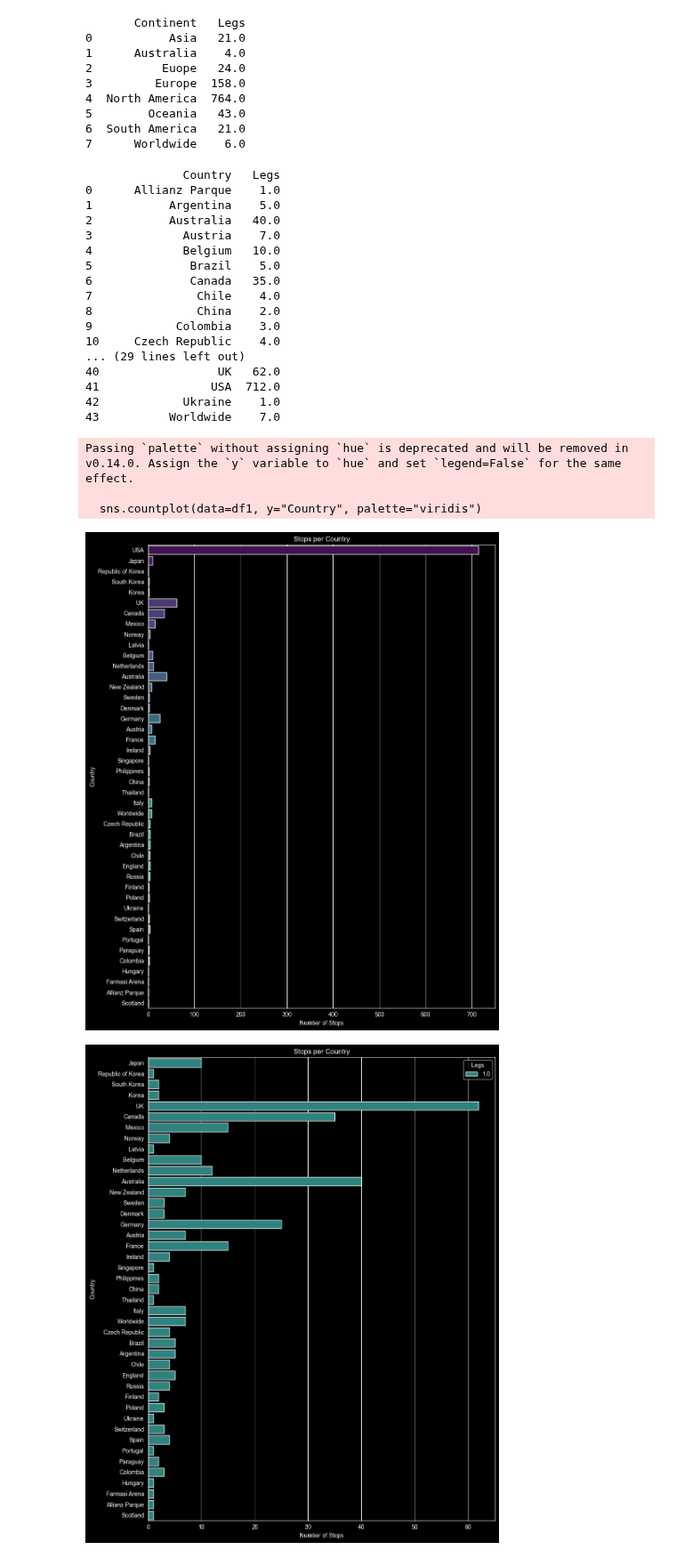
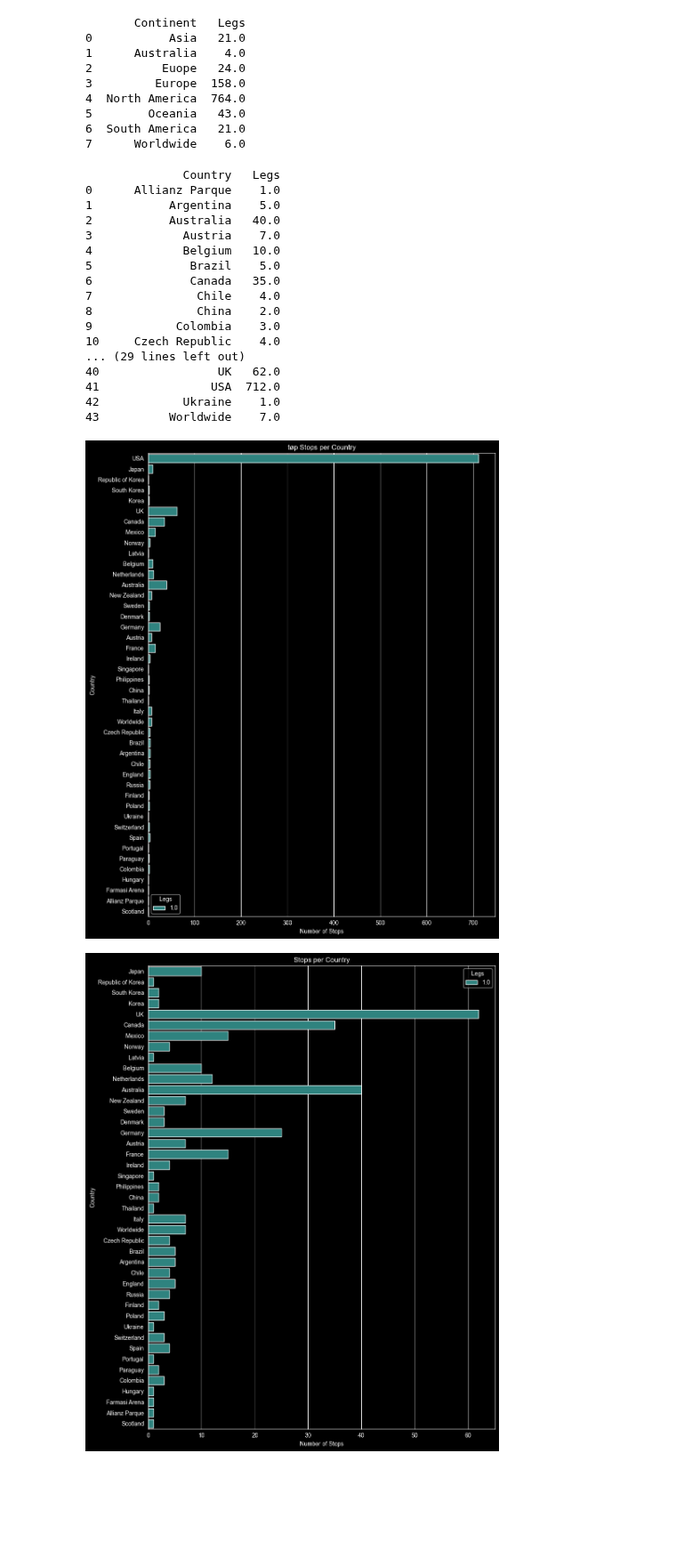
Before and after one commit to MeredithClikkie/torchbearerlab.github.io, a Jupyter notebook: TØPTourStops.ipynb, the cells around one changed output. Shown at 89% size. Saved outputs shown, nothing was run; the diff lists cells and outputs as text; code cells hidden in the pictures; blank space fills up the shorter version.

```diff
--- a/TØPTourStops.ipynb
+++ b/TØPTourStops.ipynb
@@ -148,39 +148,36 @@ print(country_stats)
 
 # Set the figure size so the country names aren't squashed
 plt.figure(figsize=(10, 12))
 
 # Use countplot to actually count occurrences of each country
-sns.countplot(data=df1, y="Country", palette="viridis")
+sns.countplot(data=df1, y="Country", hue = 'Legs', palette="viridis")
 
-plt.title('Stops per Country')
+plt.title('tøp Stops per Country')
 plt.xlabel('Number of Stops')
 plt.ylabel('Country')
 
 # Optional: Adjust layout to prevent clipping of labels
 plt.tight_layout()
 plt.show()
 # %% [output]
               Country   Legs
 0      Allianz Parque    1.0
 1           Argentina    5.0
 2           Australia   40.0
 3             Austria    7.0
 4             Belgium   10.0
 5              Brazil    5.0
 6              Canada   35.0
 7               Chile    4.0
 8               China    2.0
 9            Colombia    3.0
 10     Czech Republic    4.0
 ... (29 lines left out)
 40                 UK   62.0
 41                USA  712.0
 42            Ukraine    1.0
 43          Worldwide    7.0
-Passing `palette` without assigning `hue` is deprecated and will be removed in v0.14.0. Assign the `y` variable to `hue` and set `legend=False` for the same effect.
-
-  sns.countplot(data=df1, y="Country", palette="viridis")
-[figure, old version]
+[figure, new version]
 # %%
 # Filter out a specific country
 df_filtered = df1[df1['Country'] != 'USA']
```
Also changed, not shown: parts of 3 cells of this notebook.
